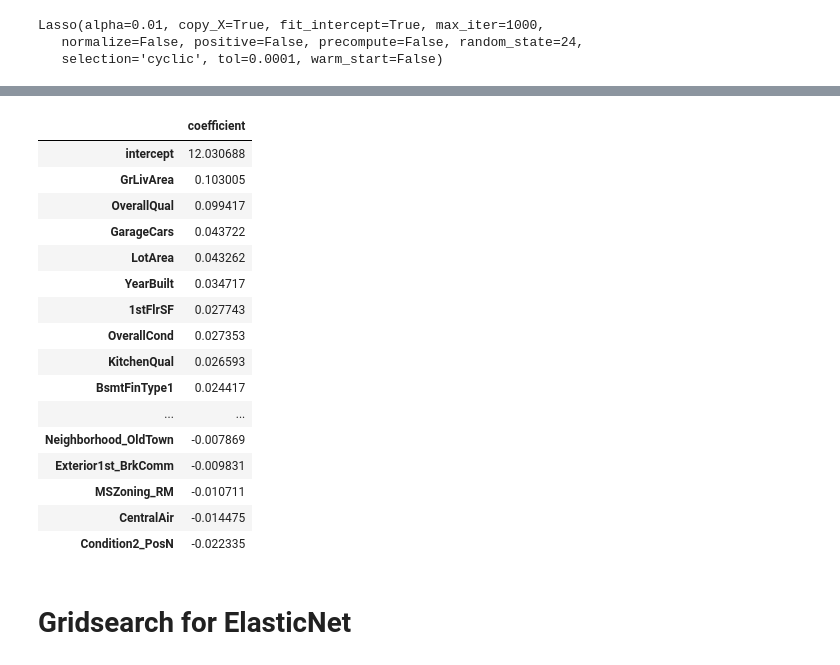
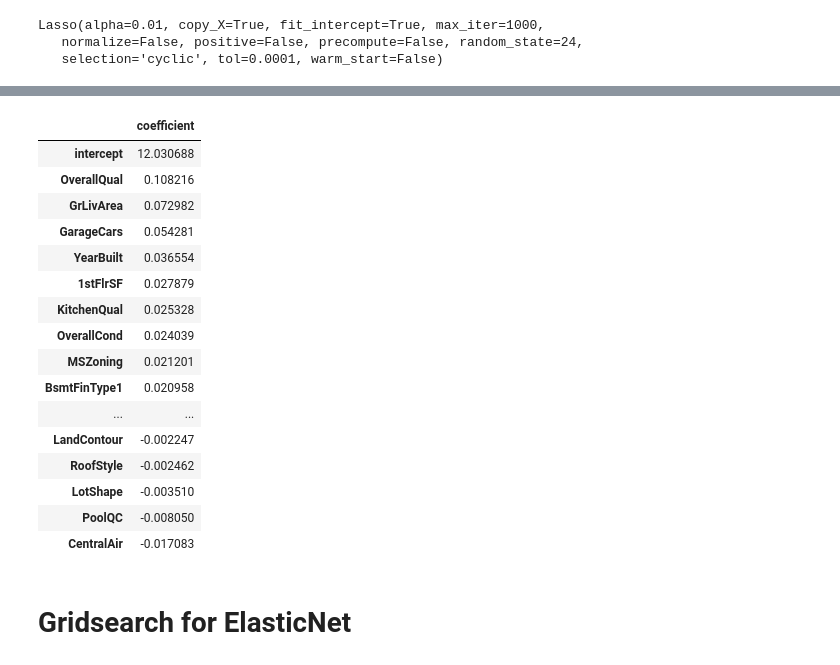
Before and after one commit to deanjgoldman/housing-ml, a Jupyter notebook: msun_house_price_kaggle.ipynb, the cells around one changed output, grey strips where cells are left out. Saved outputs shown, nothing was run; the diff lists cells and outputs as text; code cells hidden in the pictures.

```diff
--- a/msun_house_price_kaggle.ipynb
+++ b/msun_house_price_kaggle.ipynb
@@ -428,12 +445,9 @@ lm_coef
 # %% [markdown]
 # Gridsearch for Ridge
 # %%
-scaler = StandardScaler().fit(X_train)
-X_train_scale = scaler.transform(X_train)
-X_test_scale = scaler.transform(X_test)
-alpha_50 = np.logspace(-2, 5, 50)
+alpha_60 = np.logspace(-2, 5, 60)
 
 ridge_model = Ridge(random_state=24)
-grid_param = [{'alpha': alpha_50}]
-grid_ridge = GridSearchCV(estimator=ridge_model, param_grid=grid_param, scoring='r2', cv=5, return_train_score=True)
-grid_ridge = grid_ridge.fit(X_train_scale, np.log(y_train))
+grid_param = [{'alpha': alpha_60}]
+grid_ridge = GridSearchCV(estimator=ridge_model, param_grid=grid_param, scoring='neg_mean_squared_error', cv=5, return_train_score=True)
+%time grid_ridge = grid_ridge.fit(X_train_lce_scale, np.log(y_train_lce))
@@ -450,5 +467,5 @@ grid_ridge.best_score_
 # %%
 best_ridge = grid_ridge.best_estimator_
-best_ridge.fit(X_train_scale, np.log(y_train))
-best_ridge.score(X_test_scale, np.log(y_test))
+best_ridge.fit(X_train_lce_scale, np.log(y_train_lce))
+best_ridge.score(X_test_lce_scale, np.log(y_test_lce))
 # %% [output]
@@ -481,5 +523,5 @@ ridge_coef
 alpha_60 = np.logspace(-2, 5, 60)
 lasso_model = Lasso(random_state=24)
 grid_param = [{'alpha': alpha_60}]
-grid_lasso = GridSearchCV(estimator=lasso_model, param_grid=grid_param, scoring='r2', cv=5, return_train_score=True)
-grid_lasso = grid_lasso.fit(X_train_scale, np.log(y_train))
+grid_lasso = GridSearchCV(estimator=lasso_model, param_grid=grid_param, scoring='neg_mean_squared_error', cv=5, return_train_score=True)
+%time grid_lasso = grid_lasso.fit(X_train_lce_scale, np.log(y_train_lce))
@@ -496,5 +541,5 @@ grid_lasso.best_score_
 # %%
 best_lasso = grid_lasso.best_estimator_
-best_lasso.fit(X_train_scale, np.log(y_train))
-best_lasso.score(X_test_scale, np.log(y_test))
+best_lasso.fit(X_train_lce_scale, np.log(y_train_lce))
+best_lasso.score(X_test_lce_scale, np.log(y_test_lce))
 # %% [output]
@@ -502,25 +556,25 @@ best_lasso.score(X_test_scale, np.log(y_test))
 # %%
-lasso_coef = get_coefficient(best_lasso, X_train.columns)
+lasso_coef = get_coefficient(best_lasso, X_train_lce.columns)
 lasso_coef_important = abs(lasso_coef['coefficient'])>0
 lasso_coef[lasso_coef_important]
 # %% [output]
 |  | coefficient |
 | intercept | 12.030688 |
-| GrLivArea | 0.103005 |
-| OverallQual | 0.099417 |
-| GarageCars | 0.043722 |
-| LotArea | 0.043262 |
-| YearBuilt | 0.034717 |
-| 1stFlrSF | 0.027743 |
-| OverallCond | 0.027353 |
-| KitchenQual | 0.026593 |
-| BsmtFinType1 | 0.024417 |
+| OverallQual | 0.108216 |
+| GrLivArea | 0.072982 |
+| GarageCars | 0.054281 |
+| YearBuilt | 0.036554 |
+| 1stFlrSF | 0.027879 |
+| KitchenQual | 0.025328 |
+| OverallCond | 0.024039 |
+| MSZoning | 0.021201 |
+| BsmtFinType1 | 0.020958 |
 | ... | ... |
-| Neighborhood_OldTown | -0.007869 |
-| Exterior1st_BrkComm | -0.009831 |
-| MSZoning_RM | -0.010711 |
-| CentralAir | -0.014475 |
-| Condition2_PosN | -0.022335 |
+| LandContour | -0.002247 |
+| RoofStyle | -0.002462 |
+| LotShape | -0.003510 |
+| PoolQC | -0.008050 |
+| CentralAir | -0.017083 |
 # %% [markdown]
 # Gridsearch for ElasticNet
 # %%
```
Also changed, not shown: parts of 39 cells of this notebook.
